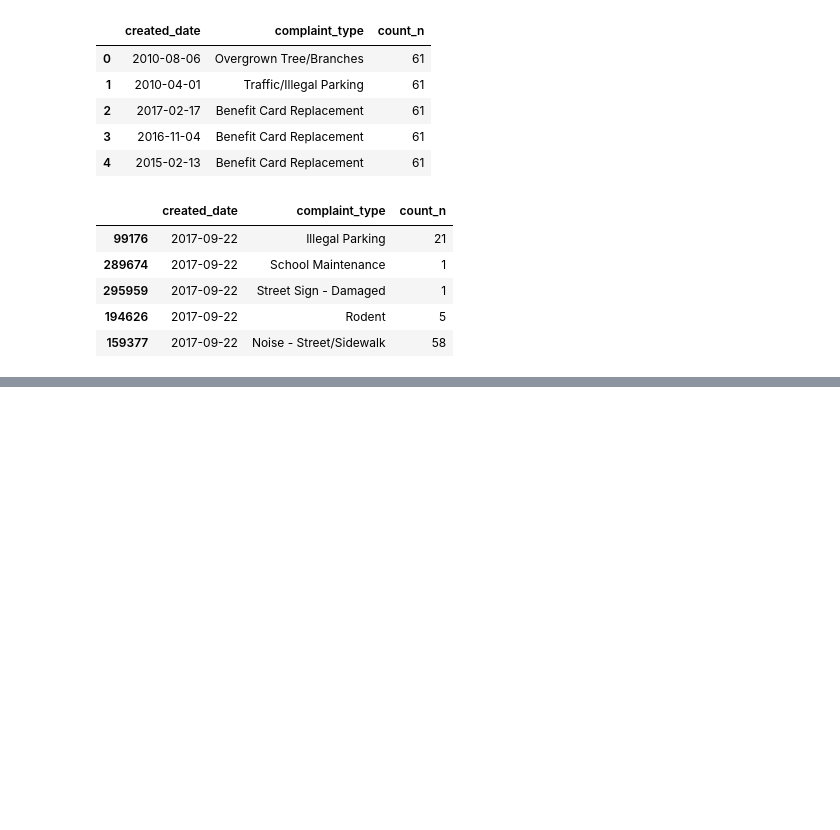
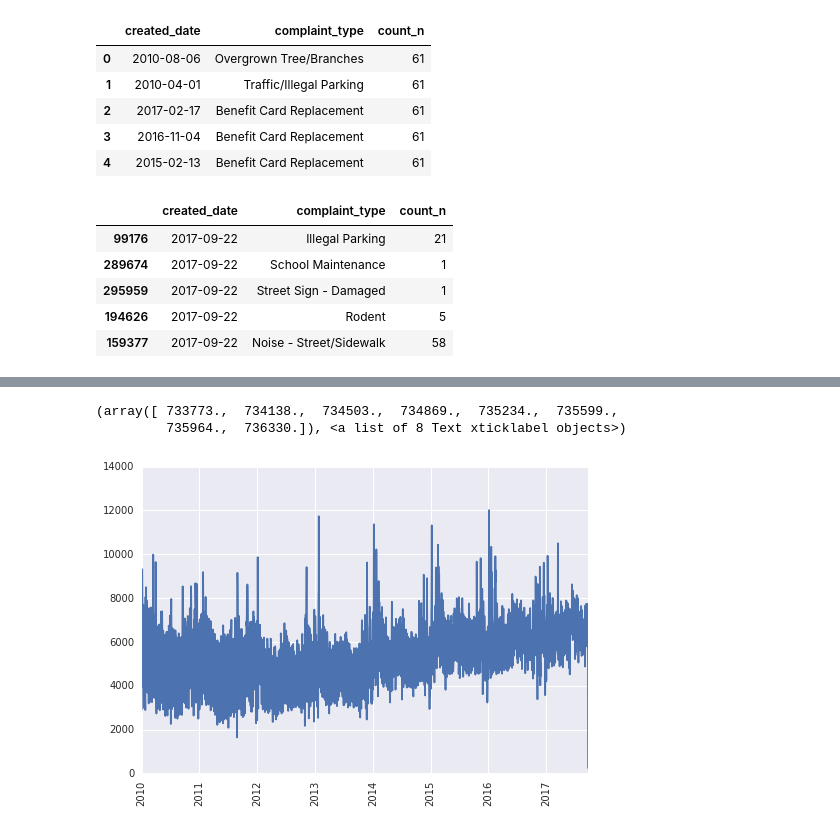
Before and after one commit to stephgline/open_data_challenge, a Jupyter notebook: test_notebook.ipynb, the cells around one changed output, grey strips where cells are left out. Drawn from its saved outputs; the diff is of its cells as text; code cells hidden in the pictures; blank space fills up the shorter version.

```diff
--- a/test_notebook.ipynb
+++ b/test_notebook.ipynb
@@ -71,3 +71,9 @@ dfcounts.sort_values(['created_date'], ascending = 0).head()
 | 295959 | 2017-09-22 | Street Sign - Damaged | 1 |
 | 194626 | 2017-09-22 | Rodent | 5 |
 | 159377 | 2017-09-22 | Noise - Street/Sidewalk | 58 |
+# %%
+#look at total counts per day over time relative to temperature
+query = """SELECT DATE(created_date) AS `created_date`, count(unique_key) AS count_n
+            FROM `bigquery-public-data.new_york.311_service_requests`
+           GROUP BY DATE(created_date)"""
+dfdaycounts = read_gbq(query=query, project_id='opendataproject-180502', dialect='standard')
@@ -73,0 +100,11 @@ dfcounts.sort_values(['created_date'], ascending = 0).head()
+# %%
+dfdaycounts['created_date'] = pd.to_datetime(dfdaycounts['created_date'], errors = 'coerce')
+# %%
+dfdaycounts = dfdaycounts.sort_values(['created_date'])
+# %%
+plt.plot(dfdaycounts['created_date'], dfdaycounts['count_n'])
+plt.xticks(rotation='vertical')
+# %% [output]
+(array([ 733773.,  734138.,  734503.,  734869.,  735234.,  735599.,
+         735964.,  736330.]), <a list of 8 Text xticklabel objects>)
+[figure, added]
```
Also changed, not shown: parts of 10 cells of this notebook, 1 other file.
